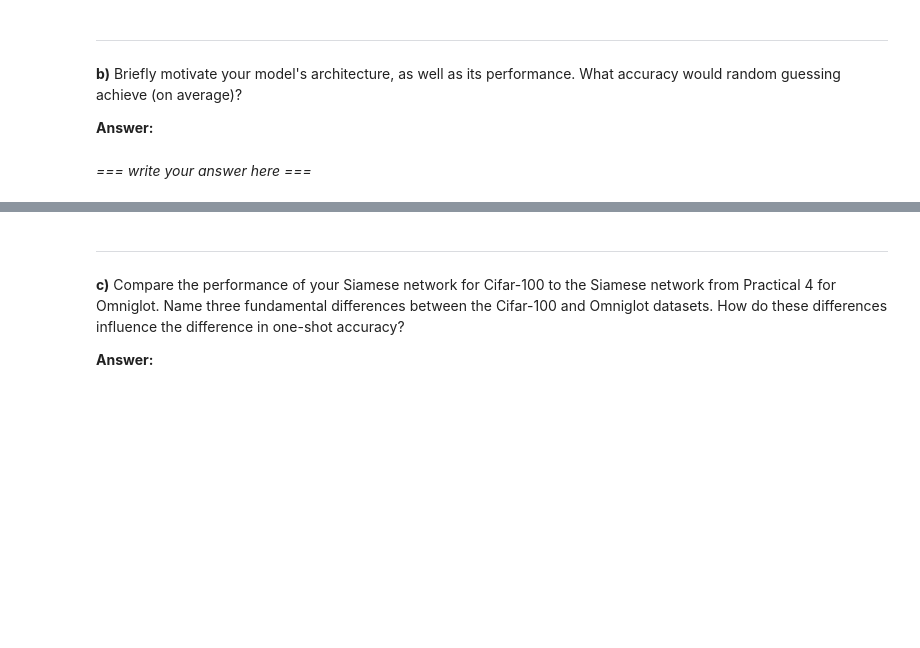
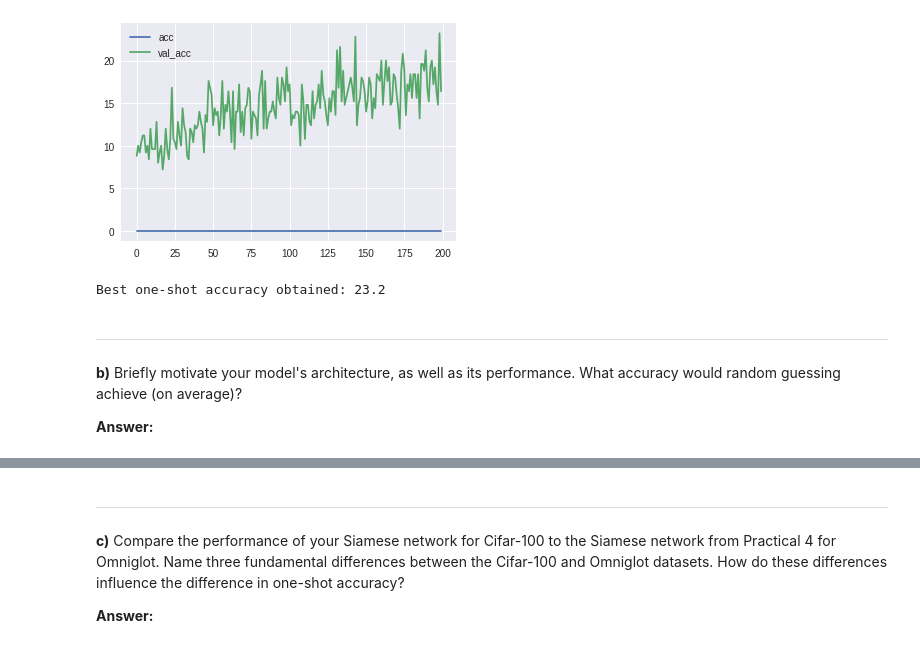
Before and after one commit to surajiyer/Recommender-Systems, a Jupyter notebook: assignment 3/Assignment-3.1.ipynb, the cells around one changed output, grey strips where cells are left out. Drawn from its saved outputs; the diff is of its cells as text; code cells hidden in the pictures; blank space fills up the shorter version.

```diff
--- a/assignment 3/Assignment-3.1.ipynb
+++ b/assignment 3/Assignment-3.1.ipynb
@@ -21,8 +306,38 @@ For this question you may ignore the test set of Cifar-100; it suffices to use o
+# %%
+# create directory if doesn't exist yet
+try:
+    os.mkdir("models")
+except(FileExistsError):
+    pass
+
+loops = 200
+best_acc = 0
+plot_acc = PlotAcc()
+plot_acc.on_train_begin()
+for i in range(loops):
+    print("=== Training loop {} ===".format(i+1))
+    # train on first 80 classes
+    train(siamese_net, x_train_1)
+
+    # evaluate on remainng 20 classes
+    test_acc = test_oneshot(siamese_net, x_test_1)
+
+    # plot and save model
+    plot_acc.on_epoch_end(i, {'acc': 0, 'val_acc': test_acc})
+    if test_acc >= best_acc:
+        print("New best one-shot accuracy, saving model ...")
+        siamese_net.save(os.path.join("models", "siamese_cifar.h5"))
+        best_acc = test_acc
+print("Best one-shot accuracy obtained:", best_acc)
+# %% [output]
+[figure, added]
+# %%
+print("Best one-shot accuracy obtained:", best_acc)
+# %% [output]
+Best one-shot accuracy obtained: 23.2
 # %% [markdown]
 ***
 
 **b)** Briefly motivate your model's architecture, as well as its performance. What accuracy would random guessing achieve (on average)?
 
 **Answer:**
-# %% [markdown]
-*=== write your answer here ===*
```
Also changed, not shown: parts of 20 cells of this notebook, 6 other files.
